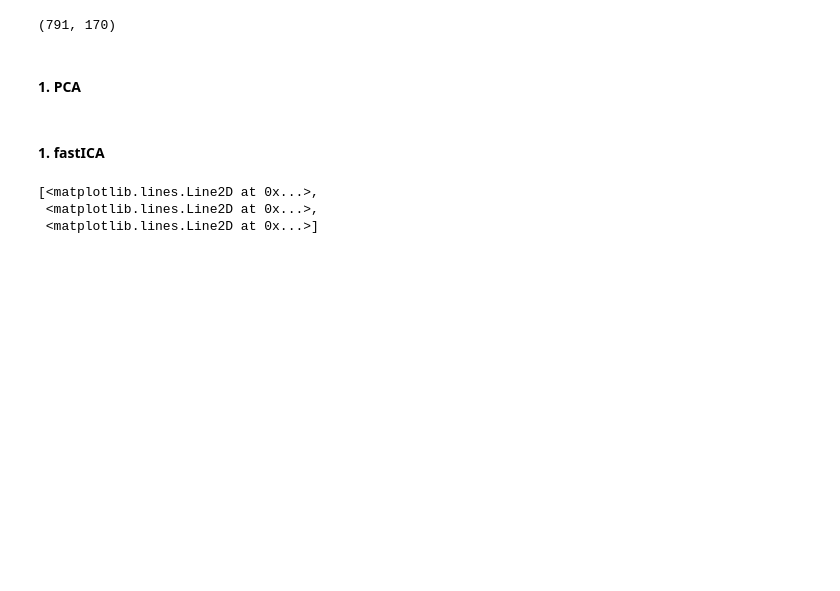
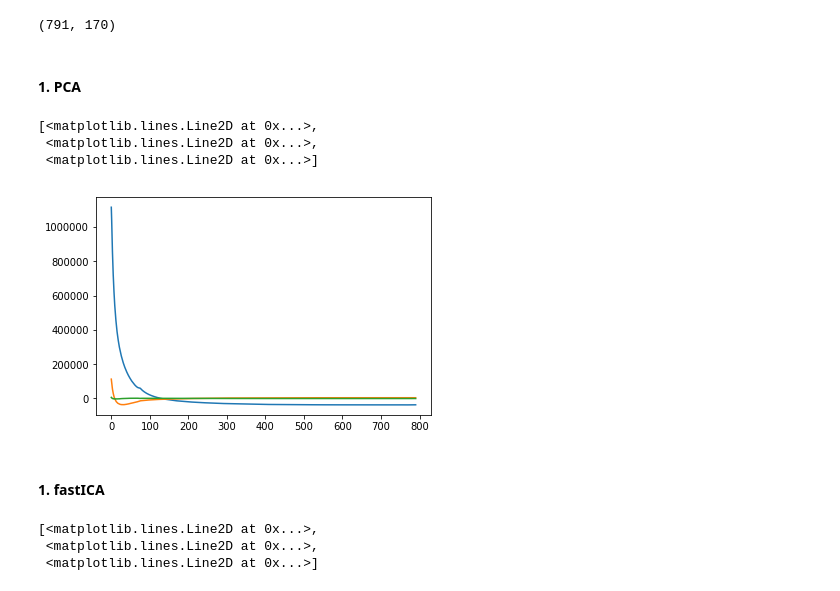
Before and after one commit to fredericpoitevin/trSAXS, a Jupyter notebook: Analysis of S-layers crystallization kinetics monitored with tr-SAXS.ipynb, the cells around one changed output. Drawn from its saved outputs; the diff is of its cells as text; code cells hidden in the pictures; blank space fills up the shorter version.

```diff
--- a/Analysis of S-layers crystallization kinetics monitored with tr-SAXS.ipynb
+++ b/Analysis of S-layers crystallization kinetics monitored with tr-SAXS.ipynb
@@ -41,6 +41,18 @@ data.shape
 (791, 170)
 # %% [markdown]
 #### 1. PCA
+# %%
+# Compute PCA
+pca = PCA(n_components=3)
+H = pca.fit_transform(data)  # Reconstruct signals based on orthogonal components
+# %%
+#H
+plt.plot(H)
+# %% [output]
+[<matplotlib.lines.Line2D at 0x...>,
+ <matplotlib.lines.Line2D at 0x...>,
+ <matplotlib.lines.Line2D at 0x...>]
+[figure, added]
 # %% [markdown]
 #### 1. fastICA
 # %%
```
Also changed, not shown: parts of 2 cells of this notebook.
